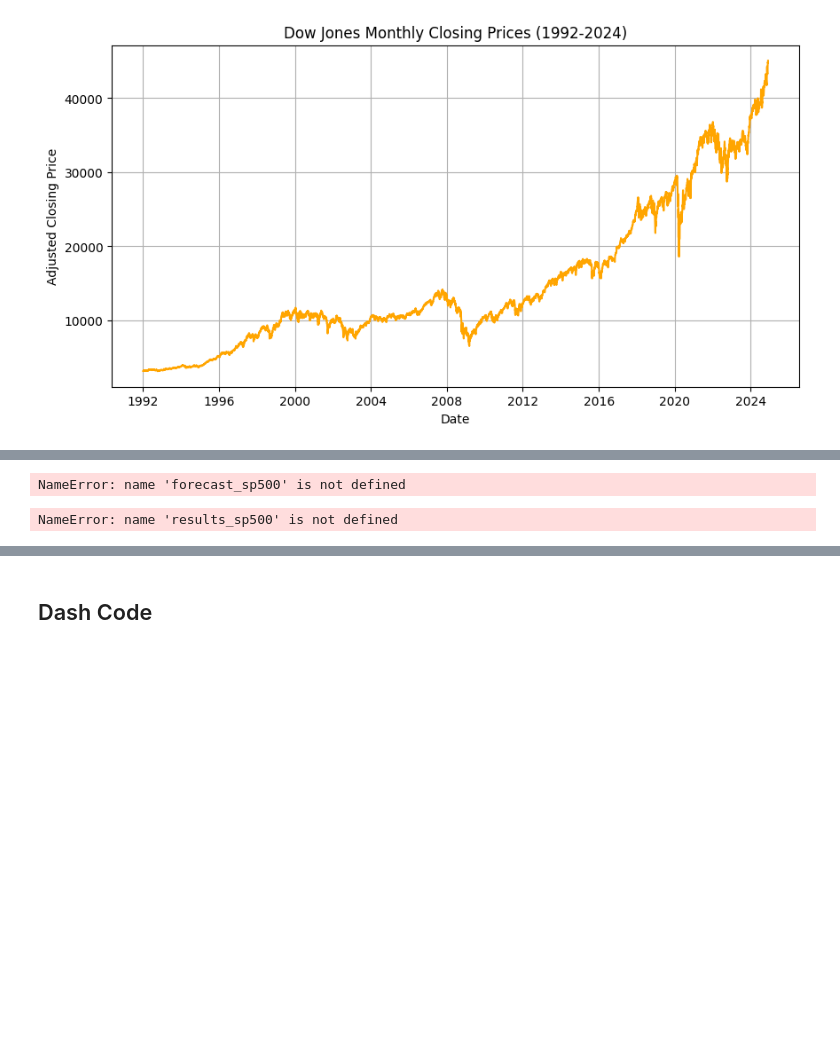
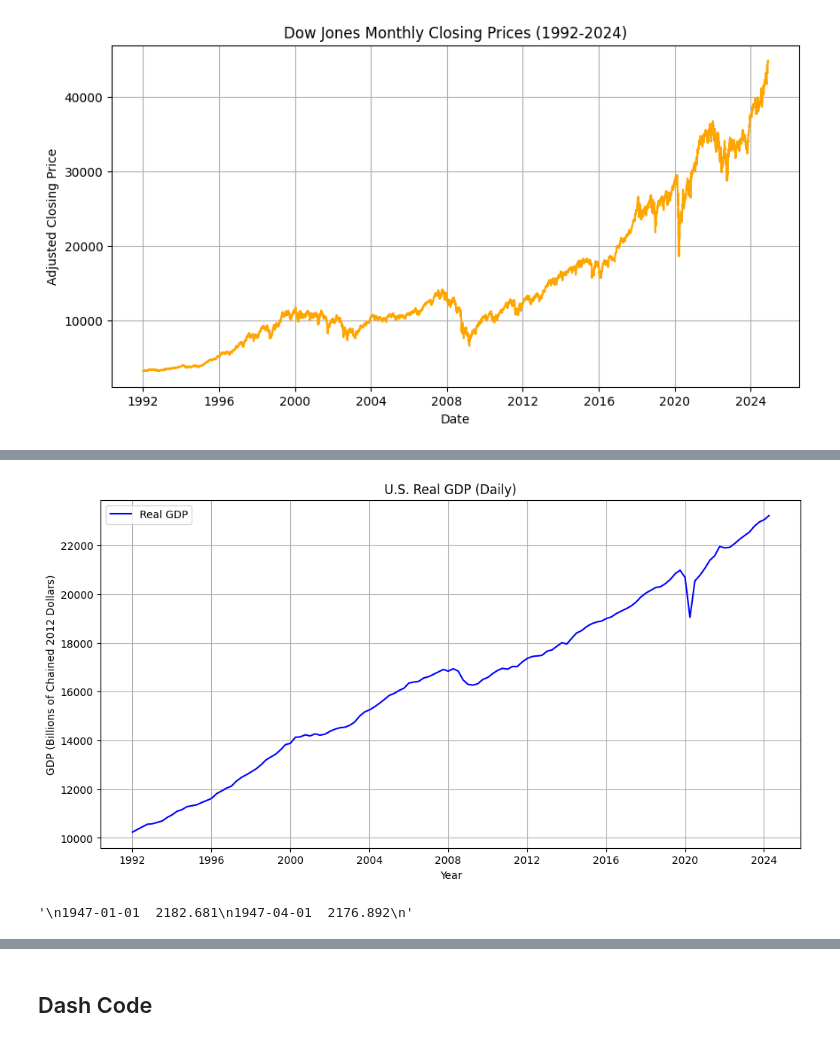
Before and after one commit to MichaelP901/Stock-Market-Predictor, a Jupyter notebook: capstone.ipynb, the cells around one changed output, grey strips where cells are left out. Saved outputs shown, nothing was run; the diff lists cells and outputs as text; code cells hidden in the pictures; blank space fills up the shorter version.

```diff
--- a/capstone.ipynb
+++ b/capstone.ipynb
@@ -309,14 +65,0 @@ fig.set_size_inches(16, 9)
-# %%
-#if not stationary then eliminate trend
-#Eliminate trend
-from pylab import rcParams
-rcParams['figure.figsize'] = 10, 6
-df_log = np.log(sp500_data)
-moving_avg = df_log.rolling(12).mean()
-std_dev = df_log.rolling(12).std()
-plt.legend(loc='best')
-plt.title('Moving Average')
-plt.plot(std_dev, color ="black", label = "Standard Deviation")
-plt.plot(moving_avg, color="red", label = "Mean")
-plt.legend()
-plt.show()
@@ -459,19 +66,40 @@ plt.show()
-# %%
-# Calculate RMSE for S&P 500
-rmse_sp500 = np.sqrt(mean_squared_error(y_test['S&P 500'], forecast_sp500))
-print(f'S&P 500 RMSE: {rmse_sp500}')
-# %% [output]
-NameError: name 'forecast_sp500' is not defined
-# %%
-# Forecast the next 30 days
-future_exog = X_test.iloc[-30:]  # Replace with actual future exogenous variable data
-future_forecast = results_sp500.get_forecast(steps=30, exog=future_exog)
-
-# Plot future forecast
-plt.figure(figsize=(12, 6))
-plt.plot(future_forecast.predicted_mean, label='Future Forecast', color='green')
-plt.legend()
-plt.title('Future Forecast for S&P 500')
-plt.show()
-# %% [output]
-NameError: name 'results_sp500' is not defined
+# %%
+# GDP data from FRED
+gdp_data = pd.read_csv("gdp_data_1965_2024.csv")
+gdp_data.rename(columns={
+    "Unnamed: 0": "date"
+}, inplace=True)
+gdp_data['date'] = pd.to_datetime(gdp_data['date'])
+
+gdp_data.set_index("date", inplace=True)
+
+daily_index = pd.date_range(start=gdp_data.index.min(), end=gdp_data.index.max(), freq='D')
+
+gdp_data_daily = gdp_data.reindex(daily_index)
+
+gdp_data_daily['Real GDP'] = gdp_data_daily['Real GDP'].interpolate(method='linear')
+
+gdp_data_daily = gdp_data_daily.loc[start_date:]
+
+# Plot for GDP
+plt.figure(figsize=(12, 6))
+plt.plot(
+    gdp_data_daily.index,
+    gdp_data_daily["Real GDP"],
+    color="blue",
+    label="Real GDP",
+)
+plt.title("U.S. Real GDP (Daily)")
+plt.xlabel("Year")
+plt.ylabel("GDP (Billions of Chained 2012 Dollars)")
+plt.grid()
+plt.legend()
+plt.show()
+
+"""
+1947-01-01  2182.681
+1947-04-01  2176.892
+"""
+# %% [output]
+[figure, added]
+'\n1947-01-01  2182.681\n1947-04-01  2176.892\n'
```
Also changed, not shown: parts of 36 cells of this notebook.
